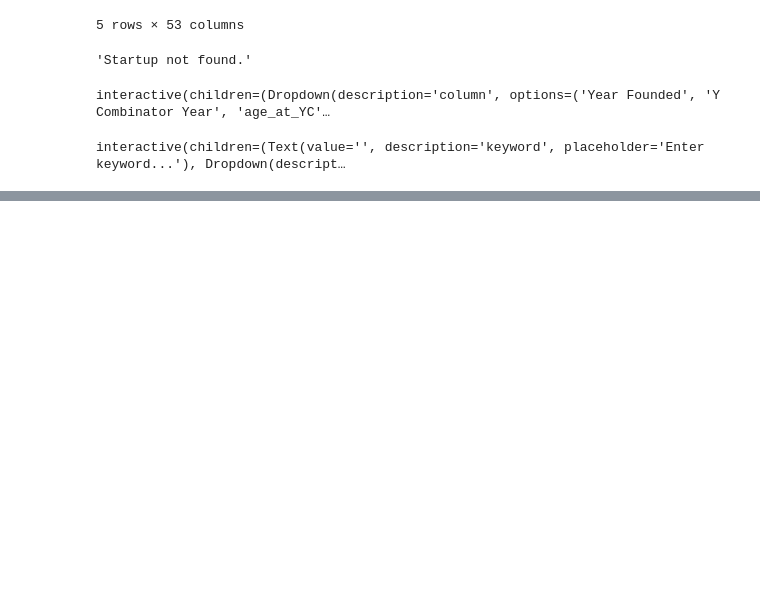
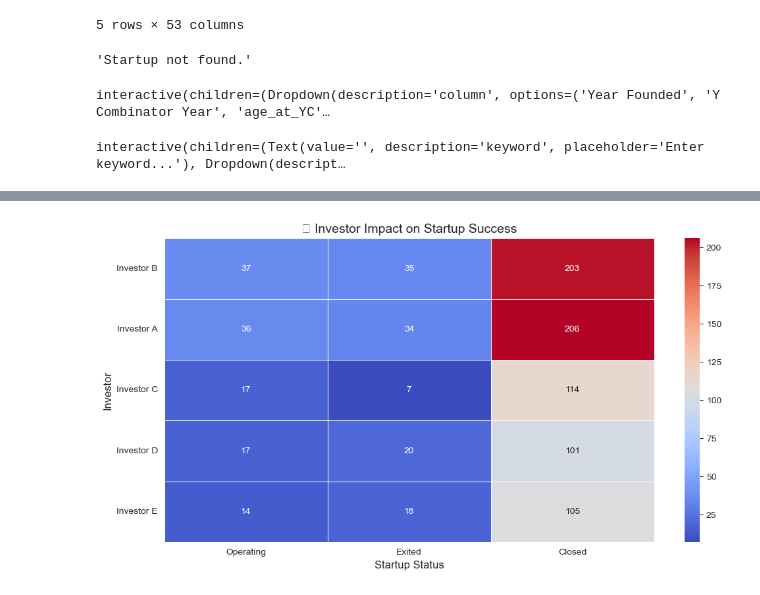
Before and after one commit to MarianBolous/EDA-Feature-Engineering-Project, a Jupyter notebook: Startup_Success_Prediction.ipynb, the cells around one changed output, grey strips where cells are left out. Saved outputs shown, nothing was run; the diff lists cells and outputs as text; code cells hidden in the pictures; blank space fills up the shorter version.

```diff
--- a/Startup_Success_Prediction.ipynb
+++ b/Startup_Success_Prediction.ipynb
@@ -1267,0 +1302,14 @@ interactive(children=(Text(value='', description='keyword', placeholder='Enter k
+# %%
+Startup_df = pd.read_csv('/Users/marianbolous/Desktop/CodeOp/Startup prediction -individual project-Project/Startups.csv')
+# %%
+# Ensure 'Identified_Investors' column exists
+if 'Identified_Investors' not in Startup_df.columns:
+    # Create a sample list of investors that exactly matches the DataFrame length
+    investors_list = [['Investor A', 'Investor B'], ['Investor C'], ['Investor A', 'Investor D'],
+                      ['Investor B'], ['Investor E']]
+
+    # Repeat the list so it matches the DataFrame's length exactly
+    investors_list = investors_list * (len(Startup_df) // len(investors_list)) + investors_list[:len(Startup_df) % len(investors_list)]
+
+    # Assign the list to the DataFrame
+    Startup_df['Identified_Investors'] = investors_list
@@ -1267,0 +1371,26 @@ interactive(children=(Text(value='', description='keyword', placeholder='Enter k
+# %%
+
+# Explode the 'Identified_Investors' column to create a row for each investor
+investor_exploded = Startup_df.explode('Identified_Investors')
+
+# Group by 'Identified_Investors' and 'status' to count the number of companies
+investor_status = investor_exploded.groupby(["Identified_Investors", "status"])["Company"].count().unstack().fillna(0)
+
+# ✅ Step 4: Ensure meaningful visualization
+if investor_status.empty:
+    print("⚠️ Warning: No valid investor data found. Check dataset!")
+else:
+    investor_status.columns = ["Operating", "Exited", "Closed"]  # Rename columns for clarity
+    investor_status = investor_status.sort_values(by="Operating", ascending=False)
+
+    # ✅ Step 5: Visualization – Heatmap of Investors vs. Startup Status
+    plt.figure(figsize=(12, 6))
+    sns.heatmap(investor_status, annot=True, cmap="coolwarm", fmt=".0f", linewidths=0.5)
+    plt.title("💰 Investor Impact on Startup Success", fontsize=14)
+    plt.xlabel("Startup Status", fontsize=12)
+    plt.ylabel("Investor", fontsize=12)
+    plt.xticks(rotation=0)
+    plt.yticks(rotation=0)
+    plt.show()
+# %% [output]
+[figure, added]
```
Also changed, not shown: parts of 8 cells of this notebook, 3 other files.
